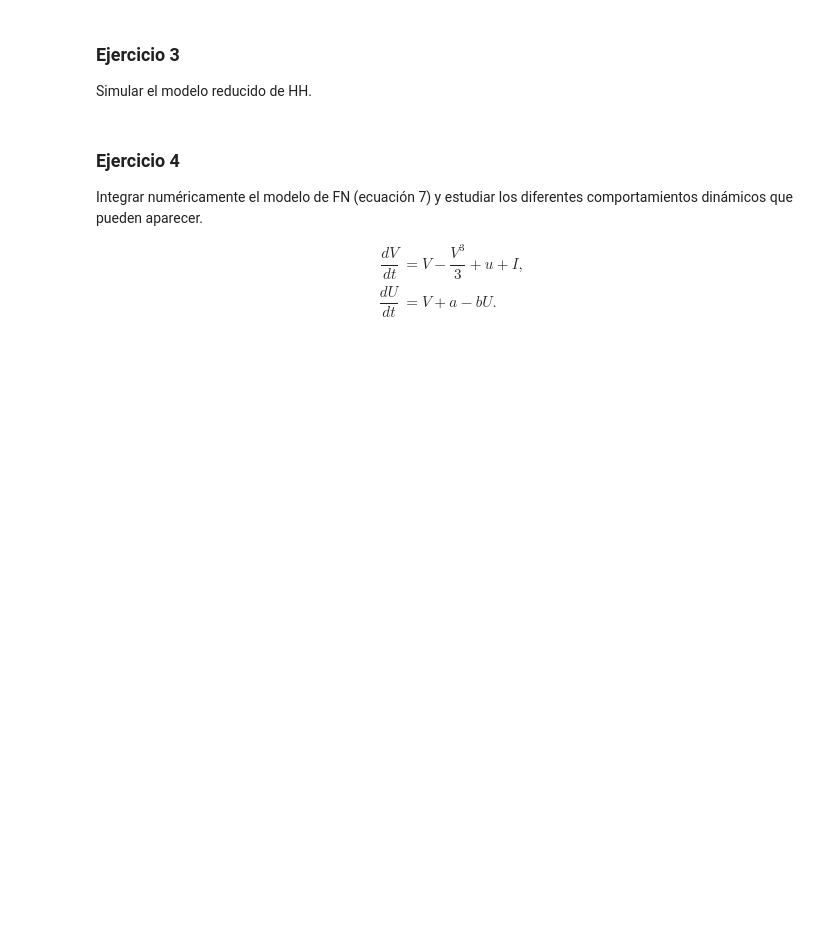
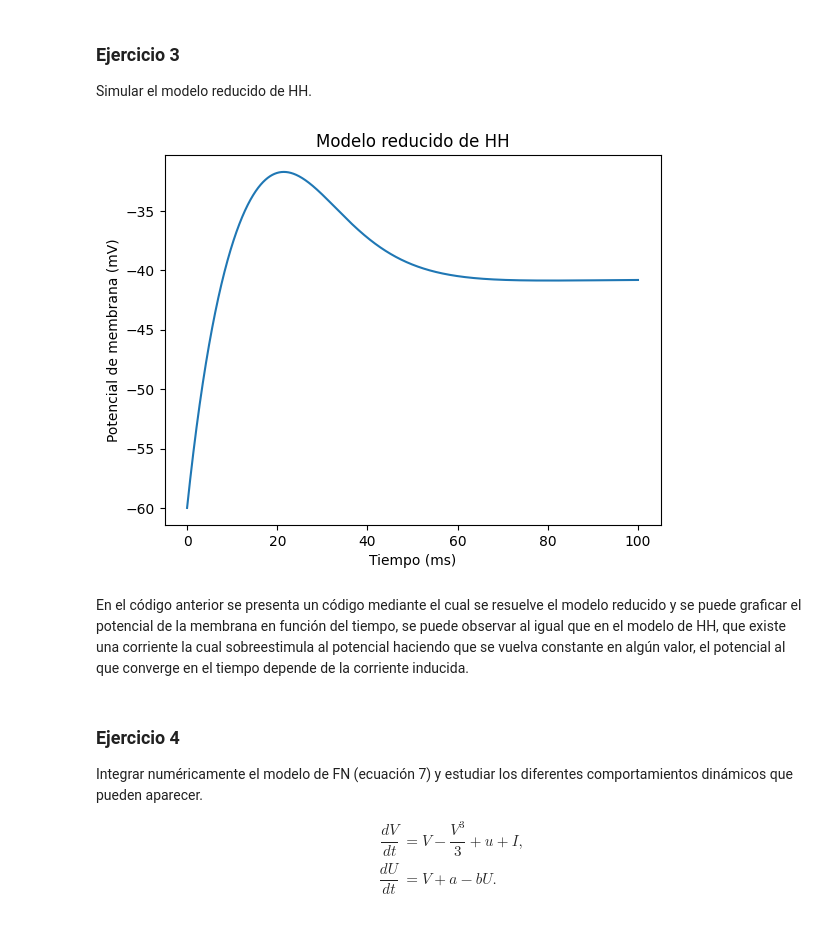
Before and after one commit to ashybabashyba/RedesComplejasUGR, a Jupyter notebook: NotebookPrincipal.ipynb, the cells around one changed output. Cells and saved outputs as stored; diff of their text form; code cells hidden in the pictures; blank space fills up the shorter version.

```diff
--- a/NotebookPrincipal.ipynb
+++ b/NotebookPrincipal.ipynb
@@ -903,6 +903,66 @@ En el anterior código se realiza la misma resolución pero ahora actualizando e
 # %% [markdown]
 ### Ejercicio 3
 Simular el modelo reducido de HH.
+# %%
+# Parámetros del modelo
+C = 20.0
+gCa = 4.0
+gK = 8.0
+gL = 2.0
+VCa = 120.0
+VK = -84.0
+VL = -60.0
+phi = 0.04
+I = 75.0
+
+def alpha_n(V):
+    return 0.02 * (V + 25) / (1 - np.exp(-(V + 25) / 9))
+
+def beta_n(V):
+    return 0.5 * np.exp(-(V + 40) / 40)
+
+def m_inf(V):
+    return 0.5 * (1 + np.tanh((V + 1.0) / 15.0))
+
+def n_inf(V):
+    return alpha_n(V) / (alpha_n(V) + beta_n(V))
+
+def tau_n(V):
+    return 1 / (phi * (alpha_n(V) + beta_n(V)))
+
+# Ecuaciones diferenciales
+def dvdt(t, V, n):
+    return (I - gCa * m_inf(V) * (V - VCa) - gK * n * (V - VK) - gL * (V - VL)) / C
+
+def dndt(t, V, n):
+    return (n_inf(V) - n) / tau_n(V)
+
+# Valores iniciales y tiempo de simulación
+V0 = -60.0
+n0 = n_inf(V0)
+tstart, tend = 0, 100
+dt = 0.01
+tspan = np.arange(tstart, tend + dt, dt)
+V = np.zeros_like(tspan)
+n = np.zeros_like(tspan)
+V[0] = V0
+n[0] = n0
+
+# Simulación del modelo
+for i in range(1, len(tspan)):
+    V[i] = V[i - 1] + dt * dvdt(tspan[i - 1], V[i - 1], n[i - 1])
+    n[i] = n[i - 1] + dt * dndt(tspan[i - 1], V[i - 1], n[i - 1])
+
+plt.figure()
+plt.plot(tspan, V, linewidth=1.5)
+plt.xlabel('Tiempo (ms)')
+plt.ylabel('Potencial de membrana (mV)')
+plt.title('Modelo reducido de HH')
+plt.show()
+# %% [output]
+[figure, added]
+# %% [markdown]
+En el código anterior se presenta un código mediante el cual se resuelve el modelo reducido y se puede graficar el potencial de la membrana en función del tiempo, se puede observar al igual que en el modelo de HH, que existe una corriente la cual sobreestimula al potencial haciendo que se vuelva constante en algún valor, el potencial al que converge en el tiempo depende de la corriente inducida.
 # %% [markdown]
 ### Ejercicio 4
 Integrar numéricamente el modelo de FN (ecuación 7) y estudiar los diferentes comportamientos dinámicos que pueden aparecer.
```
Also changed, not shown: parts of 1 cell of this notebook.
